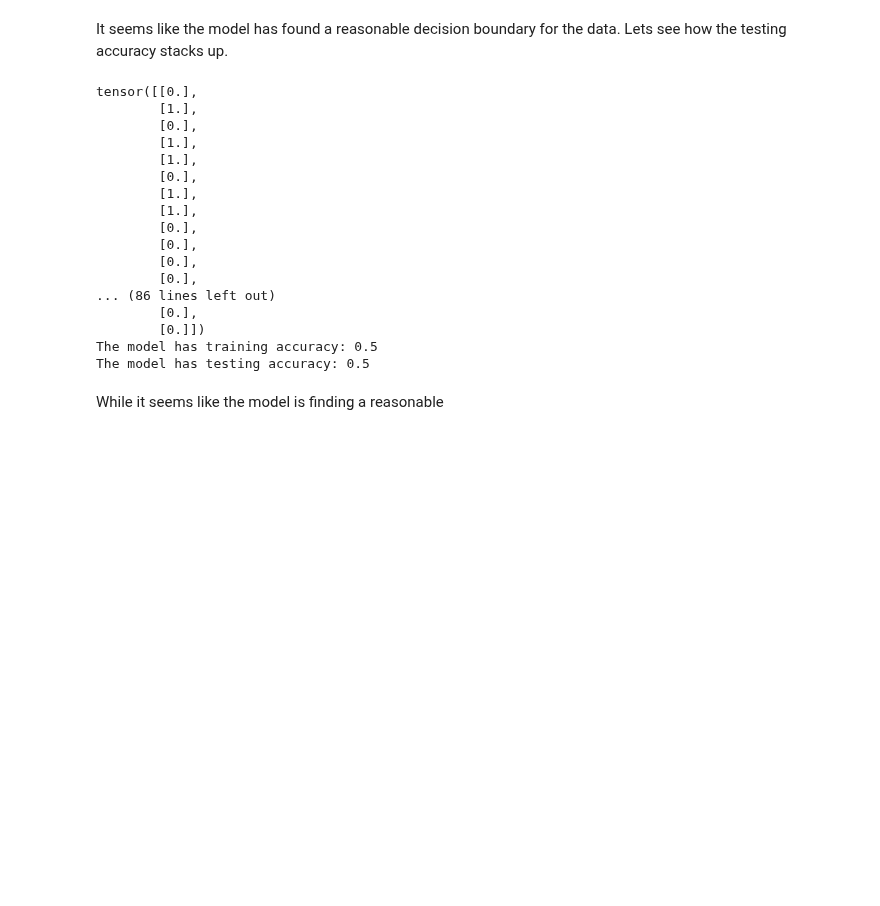
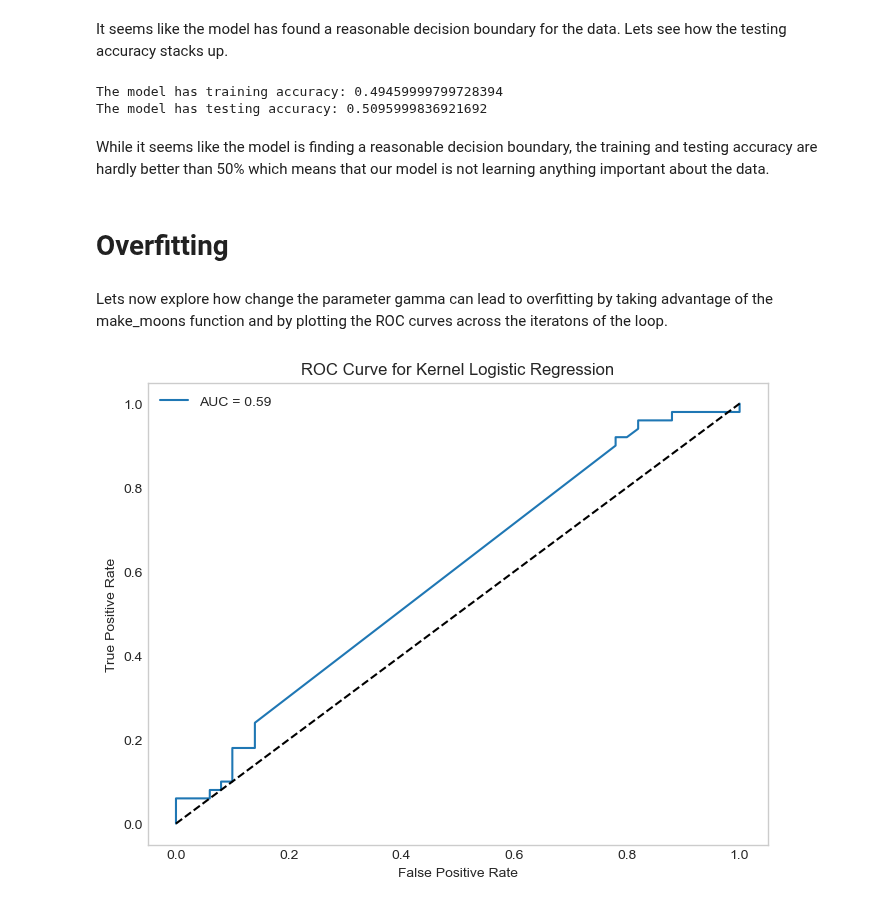
Before and after one commit to Nibsquatch/Nibsquatch.github.io, a Jupyter notebook: posts/Blog 6/index.ipynb, the cells around one changed output. Saved outputs shown, nothing was run; the diff lists cells and outputs as text; code cells hidden in the pictures; blank space fills up the shorter version.

```diff
--- a/posts/Blog 6/index.ipynb
+++ b/posts/Blog 6/index.ipynb
@@ -362,7 +362,7 @@ It seems like the model has found a reasonable decision boundary for the data. L
 # %%
 # make predictions on the training data
 preds = KR.predict(X_train)
-acct = (1.0*(preds == y_test)).mean().item()
+acct = (1.0*(preds == y_train)).mean().item()
 
 # make predictions on the testing data
 preds = KR.predict(X_test)
@@ -371,22 +371,53 @@ accv = (1.0*(preds == y_test)).mean().item()
 print("The model has training accuracy: " + str(acct))
 print("The model has testing accuracy: " + str(accv))
 # %% [output]
-tensor([[0.],
-        [1.],
-        [0.],
-        [1.],
-        [1.],
-        [0.],
-        [1.],
-        [1.],
-        [0.],
-        [0.],
-        [0.],
-        [0.],
-... (86 lines left out)
-        [0.],
-        [0.]])
-The model has training accuracy: 0.5
-The model has testing accuracy: 0.5
+The model has training accuracy: 0.49459999799728394
+The model has testing accuracy: 0.5095999836921692
-# %% [markdown]
-While it seems like the model is finding a reasonable
+# %% [markdown]
+While it seems like the model is finding a reasonable decision boundary, the training and testing accuracy are hardly better than 50% which means that our model is not learning anything important about the data.
+# %% [markdown]
+# Overfitting
+# %% [markdown]
+Lets now explore how change the parameter gamma can lead to overfitting by taking advantage of the make_moons function and by plotting the ROC curves across the iteratons of the loop.
+# %%
+# Generate nonlinear training and testing data
+X_train, y_train = make_moons(n_samples=100, noise=0.2)
+X_test, y_test = make_moons(n_samples=100, noise=0.2)
+
+# Convert to torch tensors
+X_train = torch.from_numpy(X_train).float()
+y_train = torch.from_numpy(y_train).float()
+X_test = torch.from_numpy(X_test).float()
+y_test = torch.from_numpy(y_test).float()
+
+# We will use a RBF kernel (too large gamma -> overfit)
+def rbf_kernel(X1, X2, gamma):
+    return torch.exp(-gamma * torch.cdist(X1, X2)**2)
+
+# instantiate and train a model on the training data with an obscenely large gamme
+KR = KernelLogisticRegression(rbf_kernel, lam = .1, gamma = 1000)
+
+# Fit the data with 100000 training iterations and a reasonably small alpha
+KR.fit(X_train, y_train, m_epochs = 100000, alph = 0.001)
+# %%
+# import some functions from sklearn to help
+import matplotlib.pyplot as plt
+from sklearn.metrics import roc_curve, auc
+
+# get the sigmoid of the scores to represent probabilities to be used for ROC calculation
+scores = KR.sig(KR.score(X_test))
+
+fpr, tpr, thresholds = roc_curve(y_test.numpy(), scores)
+
+# Plot the ROC curve
+plt.figure(figsize=(8,6))
+plt.plot(fpr, tpr, label = f'AUC = {auc(fpr, tpr):.2f}')
+plt.plot([0, 1], [0, 1], 'k--')  # dashed diagonal line
+plt.xlabel('False Positive Rate')
+plt.ylabel('True Positive Rate')
+plt.title('ROC Curve for Kernel Logistic Regression')
+plt.legend()
+plt.grid()
+plt.show()
+# %% [output]
+[figure, added]
```
Also changed, not shown: parts of 7 cells of this notebook, 8 other files.
